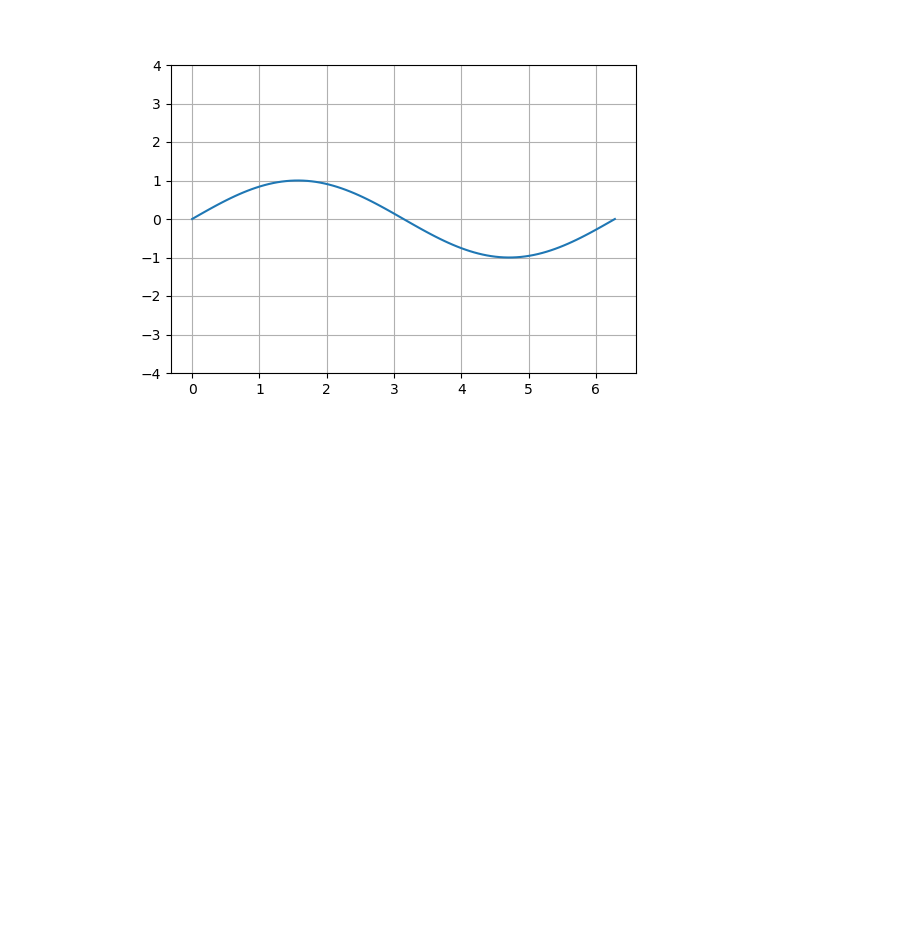
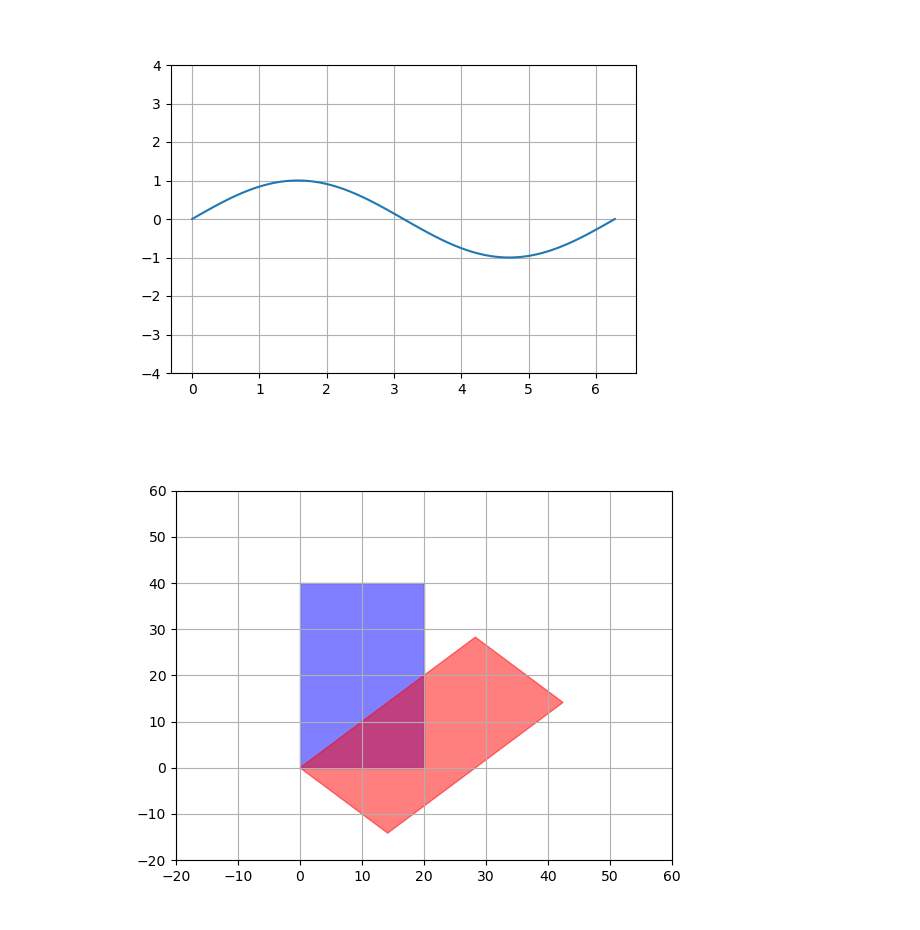
Before and after one commit to TheMartinLab/crystal-video, a Jupyter notebook: draw-shapes.ipynb, the cells around one changed output. Cells and saved outputs as stored; diff of their text form; code cells hidden in the pictures; blank space fills up the shorter version.

```diff
--- a/draw-shapes.ipynb
+++ b/draw-shapes.ipynb
@@ -153,0 +178,21 @@ interactive(children=(IntSlider(value=1, description='w', max=10), FloatSlider(v
+# %%
+fig = plt.figure()
+ax = fig.add_subplot(111)
+
+r1 = patches.Rectangle((0,0), 20, 40, color="blue", alpha=0.50)
+r2 = patches.Rectangle((0,0), 20, 40, color="red",  alpha=0.50)
+
+t2 = mpl.transforms.Affine2D().rotate_deg(-45) + ax.transData
+r2.set_transform(t2)
+
+ax.add_patch(r1)
+ax.add_patch(r2)
+
+plt.xlim(-20, 60)
+plt.ylim(-20, 60)
+
+plt.grid(True)
+
+plt.show()
+# %% [output]
+[figure, added]
```
Also changed, not shown: parts of 11 cells of this notebook, 5 other files.
